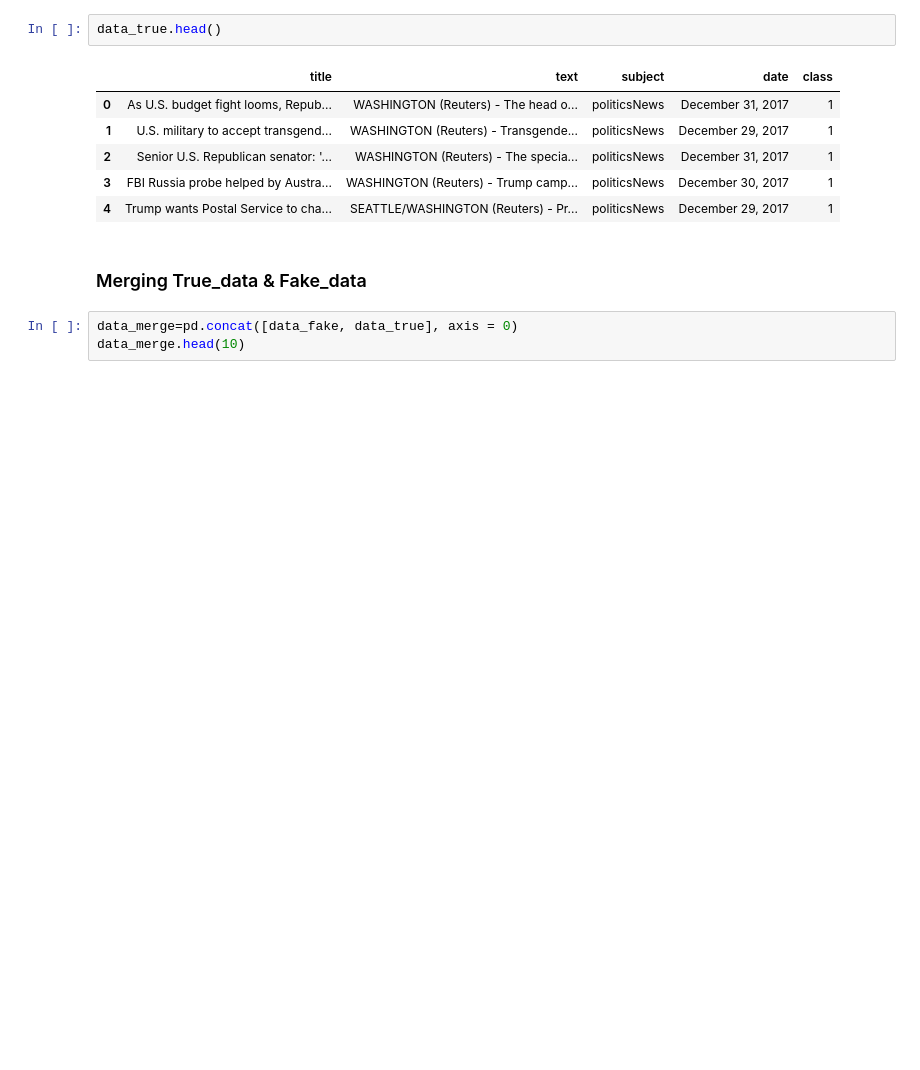
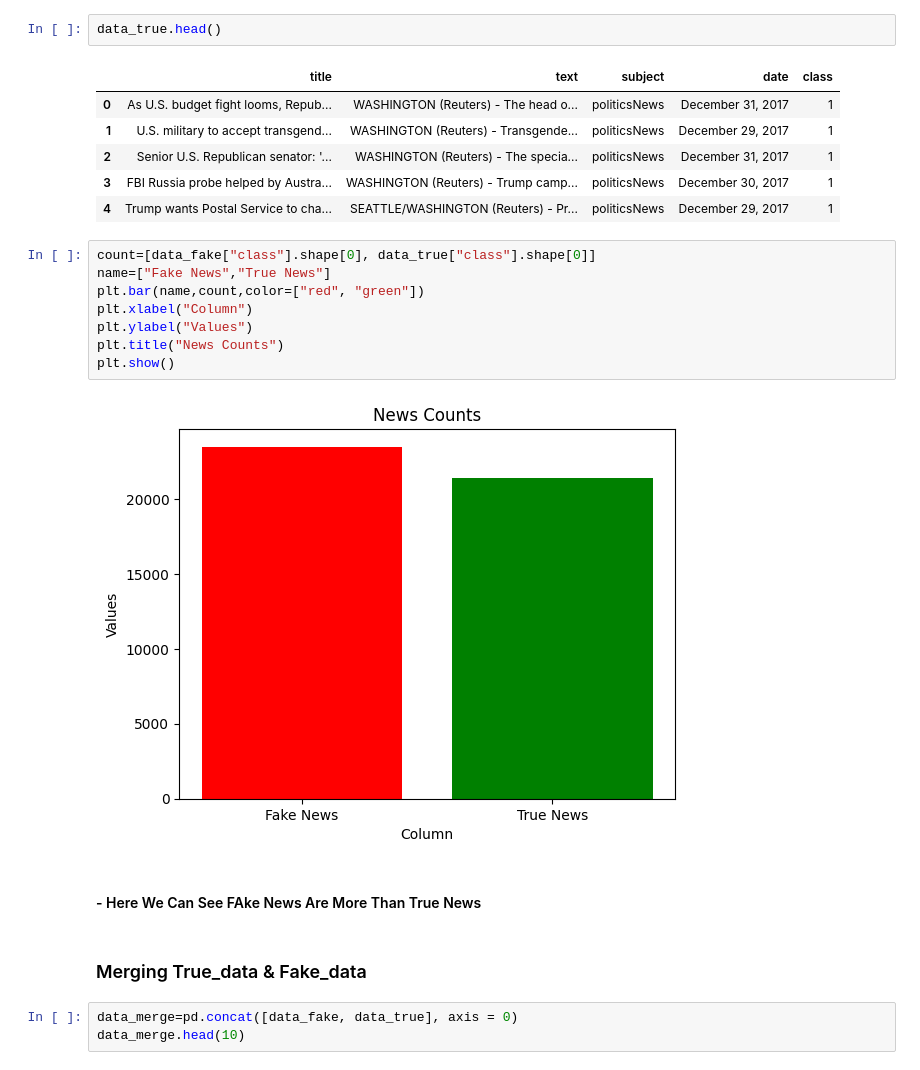
Before and after one commit to omkar3311/News_Gaurd, a Jupyter notebook: NoteBook/Fake_News_Detection.ipynb, the cells around one changed output. Saved outputs shown, nothing was run; the diff lists cells and outputs as text; blank space fills up the shorter version.

```diff
--- a/NoteBook/Fake_News_Detection.ipynb
+++ b/NoteBook/Fake_News_Detection.ipynb
@@ -68,6 +72,18 @@ data_true.head()
 | 2 | Senior U.S. Republican senator: '... | WASHINGTON (Reuters) - The specia... | politicsNews | December 31, 2017 | 1 |
 | 3 | FBI Russia probe helped by Austra... | WASHINGTON (Reuters) - Trump camp... | politicsNews | December 30, 2017 | 1 |
 | 4 | Trump wants Postal Service to cha... | SEATTLE/WASHINGTON (Reuters) - Pr... | politicsNews | December 29, 2017 | 1 |
+# %%
+count=[data_fake["class"].shape[0], data_true["class"].shape[0]]
+name=["Fake News","True News"]
+plt.bar(name,count,color=["red", "green"])
+plt.xlabel("Column")
+plt.ylabel("Values")
+plt.title("News Counts")
+plt.show()
+# %% [output]
+[figure, added]
+# %% [markdown]
+#### - Here We Can See FAke News Are More Than True News
 # %% [markdown]
 ### Merging True_data & Fake_data
 # %%
```
Also changed, not shown: parts of 3 cells of this notebook, 13 other files.
